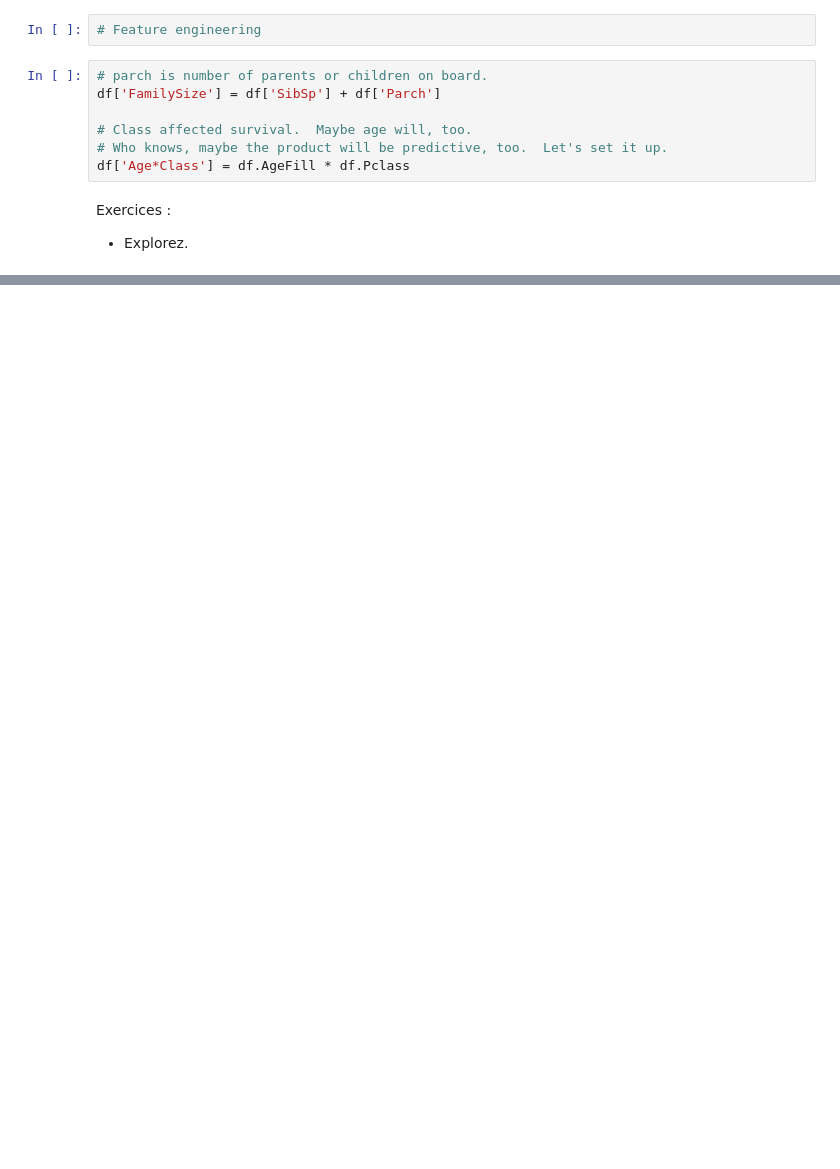
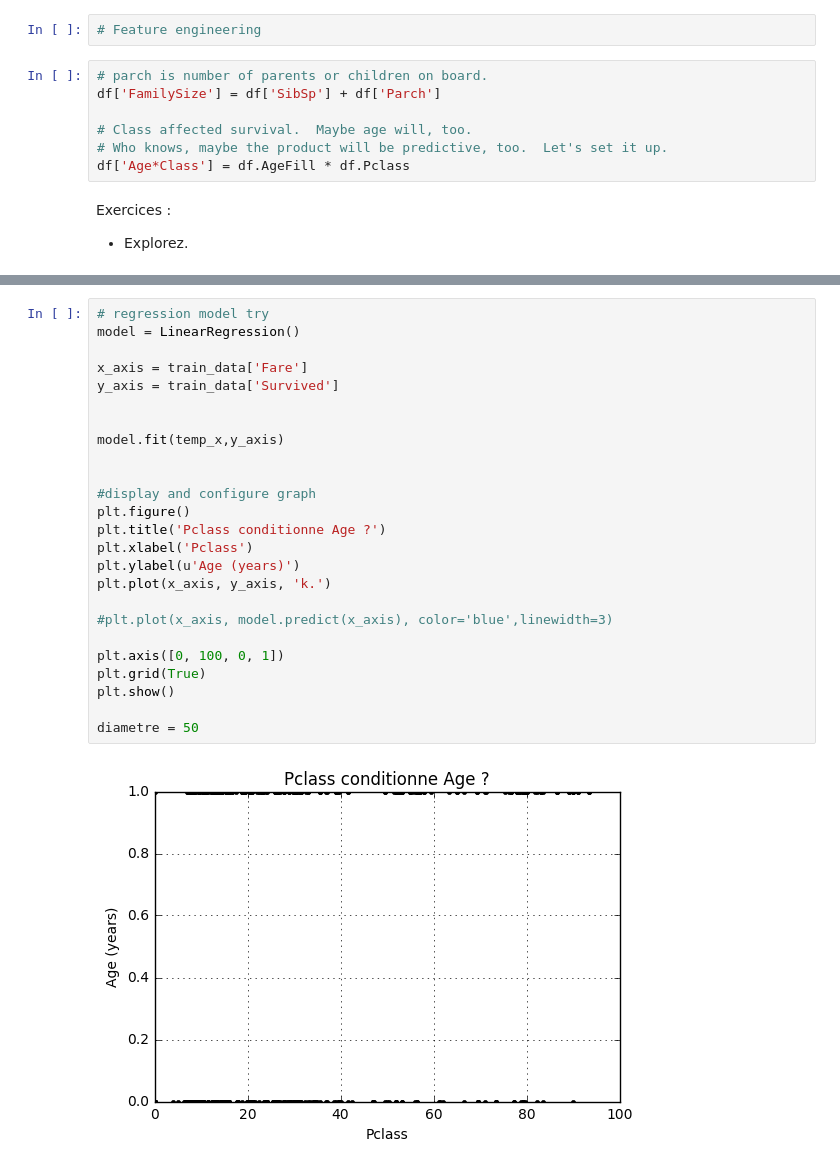
Before and after one commit to zackdu35/2016-2017, a Jupyter notebook: P1/pandas.ipynb, the cells around one changed output, grey strips where cells are left out. Saved outputs shown, nothing was run; the diff lists cells and outputs as text; blank space fills up the shorter version.

```diff
--- a/P1/pandas.ipynb
+++ b/P1/pandas.ipynb
@@ -501,0 +539,27 @@ P.show()
+# %%
+# regression model try
+model = LinearRegression()
+
+x_axis = train_data['Fare']
+y_axis = train_data['Survived']
+
+
+model.fit(temp_x,y_axis)
+
+
+#display and configure graph
+plt.figure()
+plt.title('Pclass conditionne Age ?')
+plt.xlabel('Pclass')
+plt.ylabel(u'Age (years)')
+plt.plot(x_axis, y_axis, 'k.')
+
+#plt.plot(x_axis, model.predict(x_axis), color='blue',linewidth=3)
+
+plt.axis([0, 100, 0, 1])
+plt.grid(True)
+plt.show()
+
+diametre = 50
+# %% [output]
+[figure, added]
```
Also changed, not shown: parts of 7 cells of this notebook, 1 other file.
